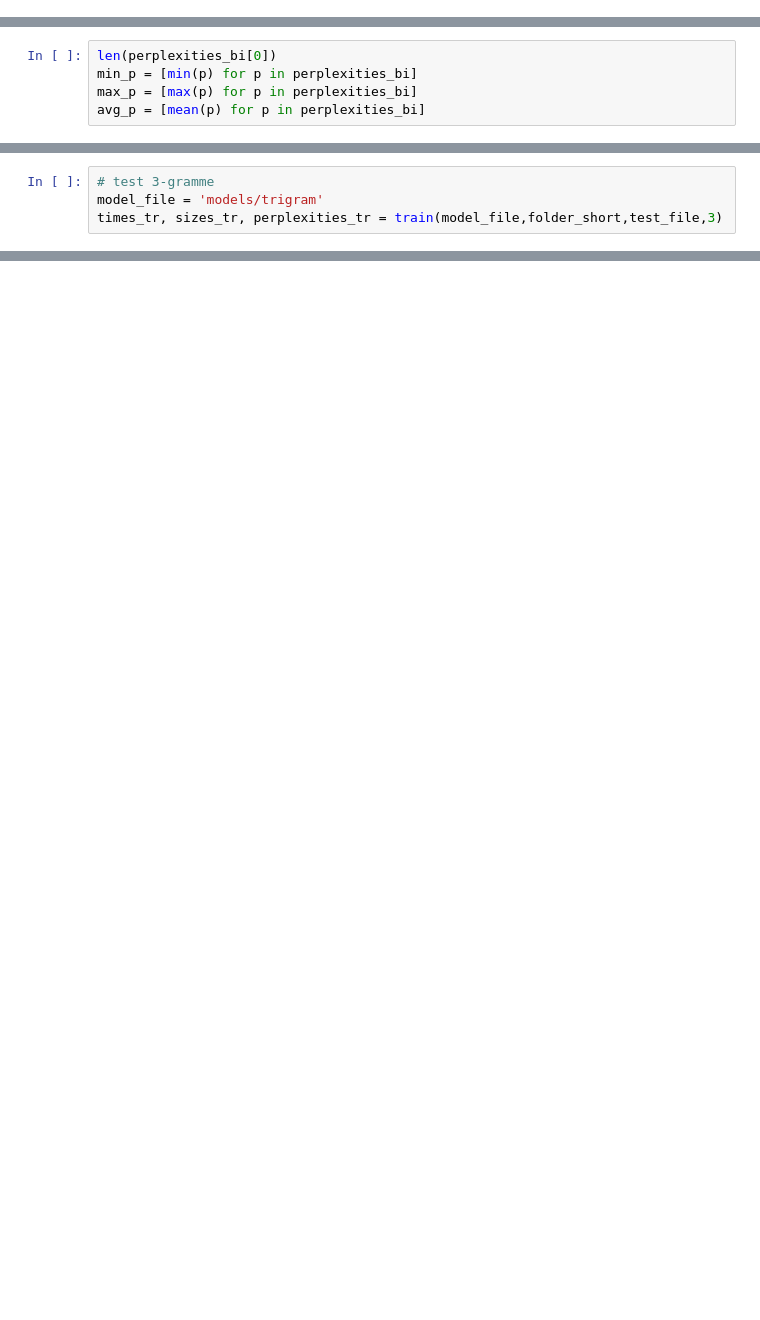
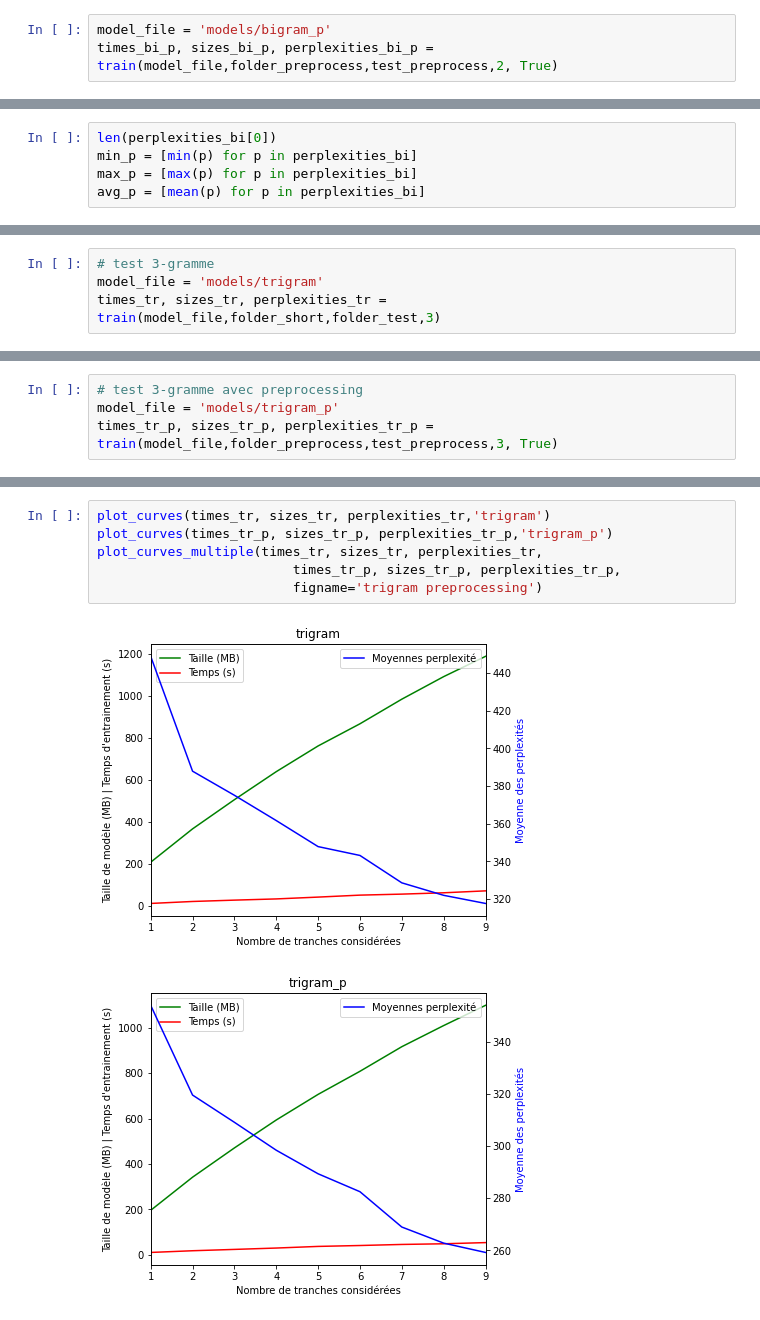
Before and after one commit to KacemKhaled/IFT6285-NLP, a Jupyter notebook: TP2/TP2.ipynb, the cells around one changed output, grey strips where cells are left out. Saved outputs shown, nothing was run; the diff lists cells and outputs as text; blank space fills up the shorter version.

```diff
--- a/TP2/TP2.ipynb
+++ b/TP2/TP2.ipynb
@@ -119,0 +161,3 @@ Time: 246.60s    Size: 239.24MB  Mean(perplexities): 412.93
+# %%
+model_file = 'models/bigram_p'
+times_bi_p, sizes_bi_p, perplexities_bi_p = train(model_file,folder_preprocess,test_preprocess,2, True)
@@ -192,6 +301,6 @@ Min:    28.735341750242814
 # %%
 # test 3-gramme
 model_file = 'models/trigram'
-times_tr, sizes_tr, perplexities_tr = train(model_file,folder_short,test_file,3)
+times_tr, sizes_tr, perplexities_tr = train(model_file,folder_short,folder_test,3)
 # %% [output]
 Files 1..1:
@@ -218,0 +324,4 @@ plot_curves(times_tr, sizes_tr, perplexities_tr)
+# %%
+# test 3-gramme avec preprocessing
+model_file = 'models/trigram_p'
+times_tr_p, sizes_tr_p, perplexities_tr_p = train(model_file,folder_preprocess,test_preprocess,3, True)
@@ -218,0 +347,9 @@ plot_curves(times_tr, sizes_tr, perplexities_tr)
+# %%
+plot_curves(times_tr, sizes_tr, perplexities_tr,'trigram')
+plot_curves(times_tr_p, sizes_tr_p, perplexities_tr_p,'trigram_p')
+plot_curves_multiple(times_tr, sizes_tr, perplexities_tr,
+                         times_tr_p, sizes_tr_p, perplexities_tr_p,
+                         figname='trigram preprocessing')
+# %% [output]
+[figure, added]
+[figure, added]
```
Also changed, not shown: parts of 24 cells of this notebook, 8 other files.
